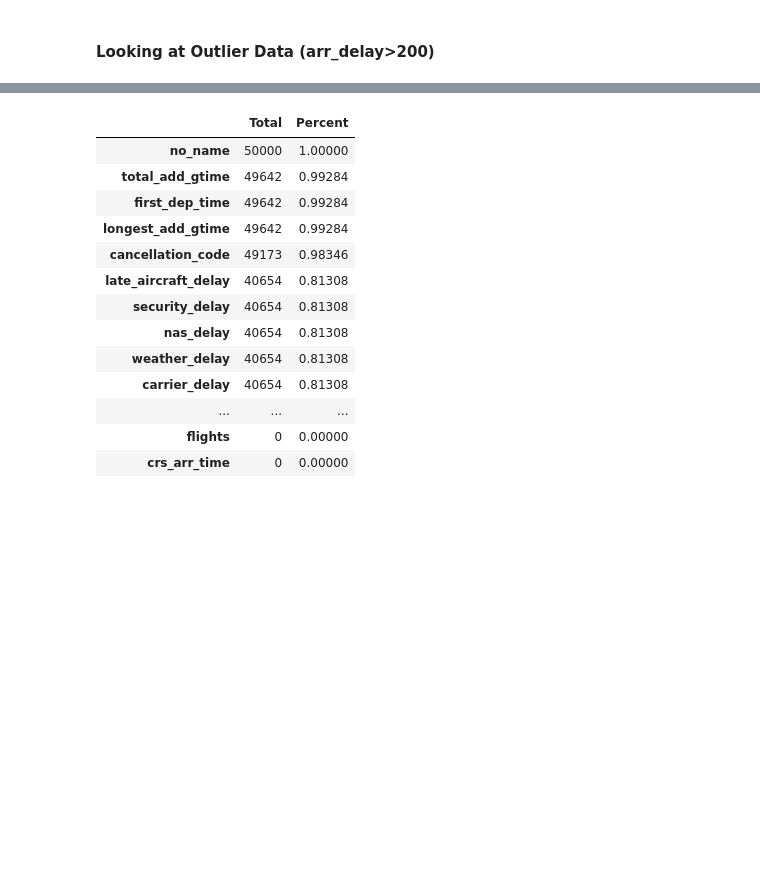
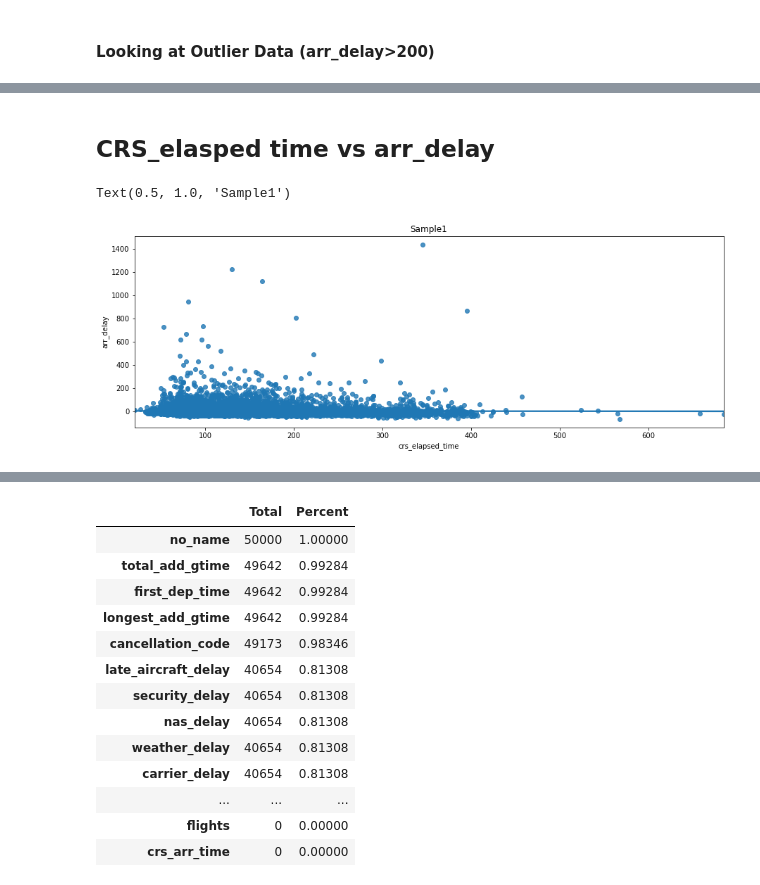
Before and after one commit to WongMatthew/LHL-Predicting-Flight-Patterns, a Jupyter notebook: Flight Prediction - master/exploratory_analysis.ipynb, the cells around one changed output, grey strips where cells are left out. Saved outputs shown, nothing was run; the diff lists cells and outputs as text; code cells hidden in the pictures; blank space fills up the shorter version.

```diff
--- a/Flight Prediction - master/exploratory_analysis.ipynb
+++ b/Flight Prediction - master/exploratory_analysis.ipynb
@@ -442,0 +479,12 @@ Text(0.5, 1.0, 'Sample2')
+# %% [markdown]
+## CRS_elasped time vs arr_delay
+# %%
+#create charts
+fig, axes = plt.subplots(figsize=(15,5))
+
+#sample1
+sns.regplot(x='crs_elapsed_time',y='arr_delay',data=sample1)
+axes.set_title('Sample1')
+# %% [output]
+Text(0.5, 1.0, 'Sample1')
+[figure, added]
```
Also changed, not shown: parts of 7 cells of this notebook, 2 other files.
